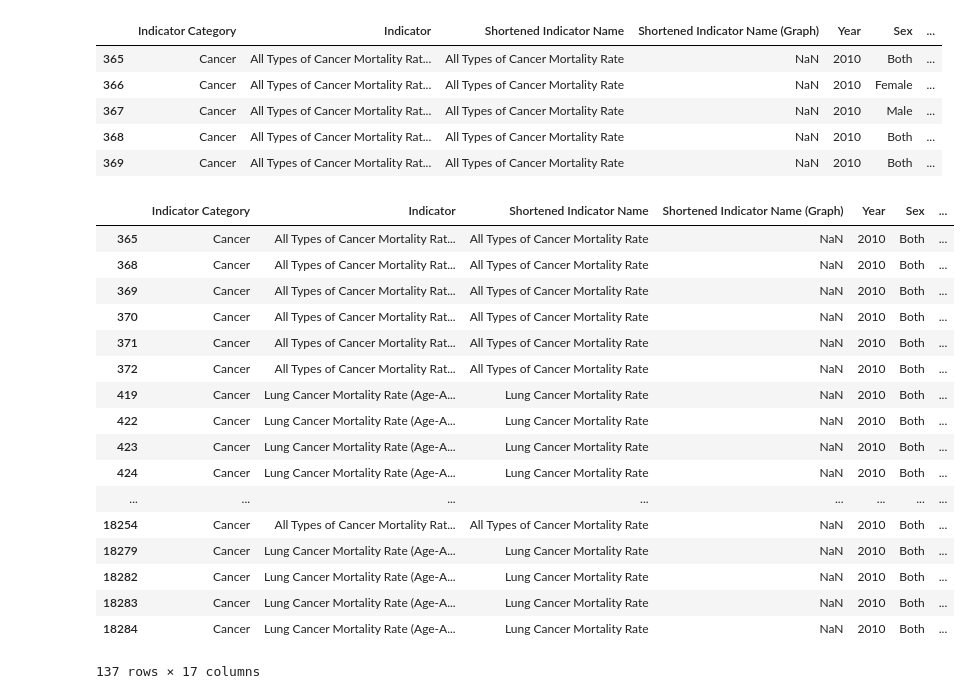
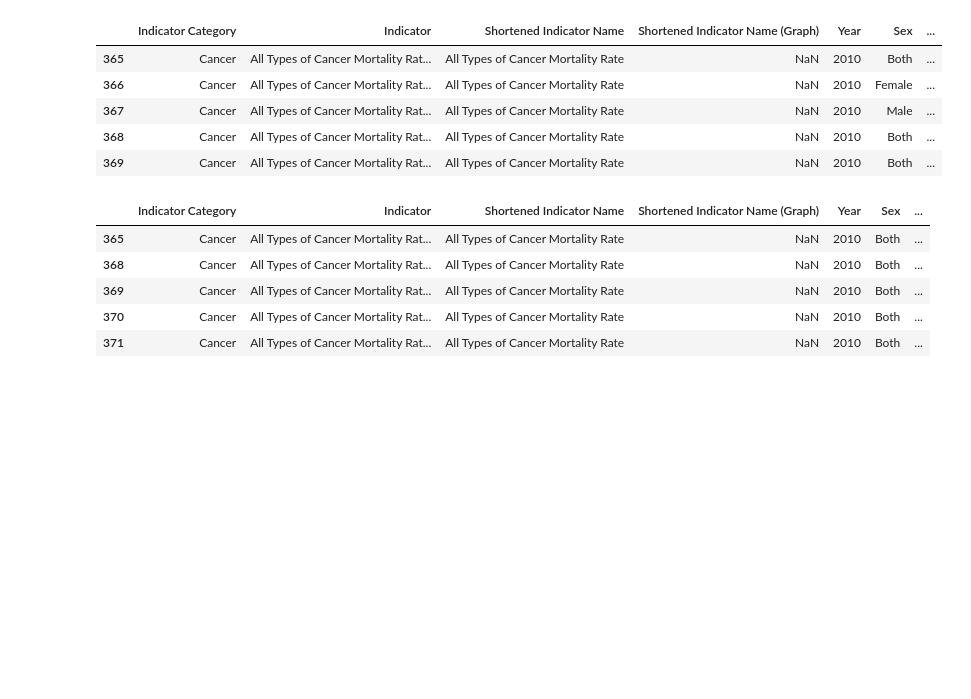
Before and after one commit to sulbhajain/Portfolio-Projects, a Jupyter notebook: Big cities Health Inventory Survey/Health Inventory Survey.ipynb, the cells around one changed output. Cells and saved outputs as stored; diff of their text form; code cells hidden in the pictures; blank space fills up the shorter version.

```diff
--- a/Big cities Health Inventory Survey/Health Inventory Survey.ipynb
+++ b/Big cities Health Inventory Survey/Health Inventory Survey.ipynb
@@ -42,25 +45,13 @@ cancer_2010.head()
 | 369 | Cancer | All Types of Cancer Mortality Rat... | All Types of Cancer Mortality Rate | NaN | 2010 | Both | ... |
 # %%
 cancer_2010_both = cancer_2010[ cancer_2010['Sex']=='Both']
-cancer_2010_both
+cancer_2010_both.head()
 # %% [output]
 |  | Indicator Category | Indicator | Shortened Indicator Name | Shortened Indicator Name (Graph) | Year | Sex | ... |
 | 365 | Cancer | All Types of Cancer Mortality Rat... | All Types of Cancer Mortality Rate | NaN | 2010 | Both | ... |
 | 368 | Cancer | All Types of Cancer Mortality Rat... | All Types of Cancer Mortality Rate | NaN | 2010 | Both | ... |
 | 369 | Cancer | All Types of Cancer Mortality Rat... | All Types of Cancer Mortality Rate | NaN | 2010 | Both | ... |
 | 370 | Cancer | All Types of Cancer Mortality Rat... | All Types of Cancer Mortality Rate | NaN | 2010 | Both | ... |
 | 371 | Cancer | All Types of Cancer Mortality Rat... | All Types of Cancer Mortality Rate | NaN | 2010 | Both | ... |
-| 372 | Cancer | All Types of Cancer Mortality Rat... | All Types of Cancer Mortality Rate | NaN | 2010 | Both | ... |
-| 419 | Cancer | Lung Cancer Mortality Rate (Age-A... | Lung Cancer Mortality Rate | NaN | 2010 | Both | ... |
-| 422 | Cancer | Lung Cancer Mortality Rate (Age-A... | Lung Cancer Mortality Rate | NaN | 2010 | Both | ... |
-| 423 | Cancer | Lung Cancer Mortality Rate (Age-A... | Lung Cancer Mortality Rate | NaN | 2010 | Both | ... |
-| 424 | Cancer | Lung Cancer Mortality Rate (Age-A... | Lung Cancer Mortality Rate | NaN | 2010 | Both | ... |
-| ... | ... | ... | ... | ... | ... | ... | ... |
-| 18254 | Cancer | All Types of Cancer Mortality Rat... | All Types of Cancer Mortality Rate | NaN | 2010 | Both | ... |
-| 18279 | Cancer | Lung Cancer Mortality Rate (Age-A... | Lung Cancer Mortality Rate | NaN | 2010 | Both | ... |
-| 18282 | Cancer | Lung Cancer Mortality Rate (Age-A... | Lung Cancer Mortality Rate | NaN | 2010 | Both | ... |
-| 18283 | Cancer | Lung Cancer Mortality Rate (Age-A... | Lung Cancer Mortality Rate | NaN | 2010 | Both | ... |
-| 18284 | Cancer | Lung Cancer Mortality Rate (Age-A... | Lung Cancer Mortality Rate | NaN | 2010 | Both | ... |
-137 rows × 17 columns
 # %%
 cancer_2010_both_boston = cancer_2010_both[ cancer_2010_both['Place']=='Boston, MA']
```
Also changed, not shown: parts of 17 cells of this notebook, 38 other files.
